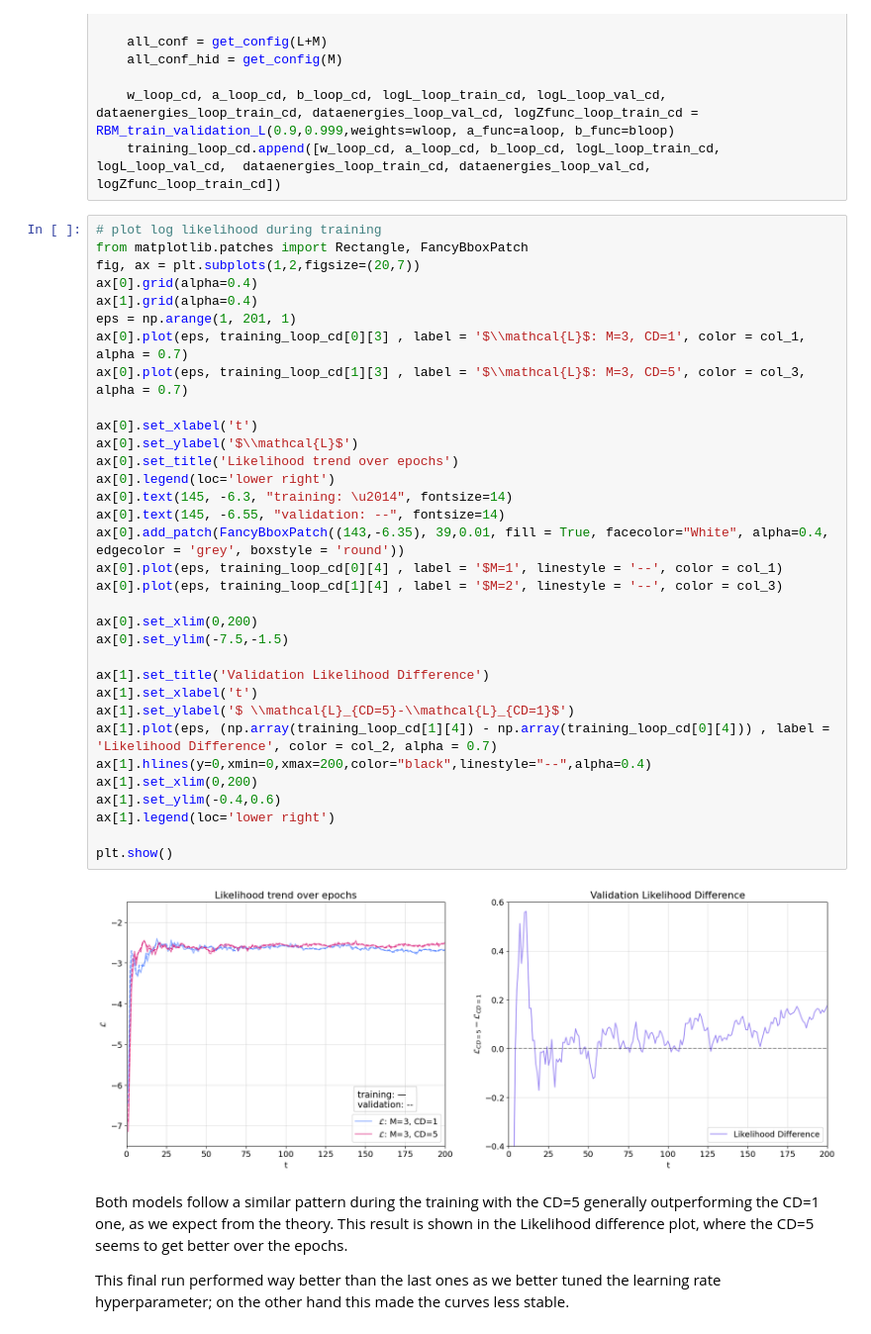
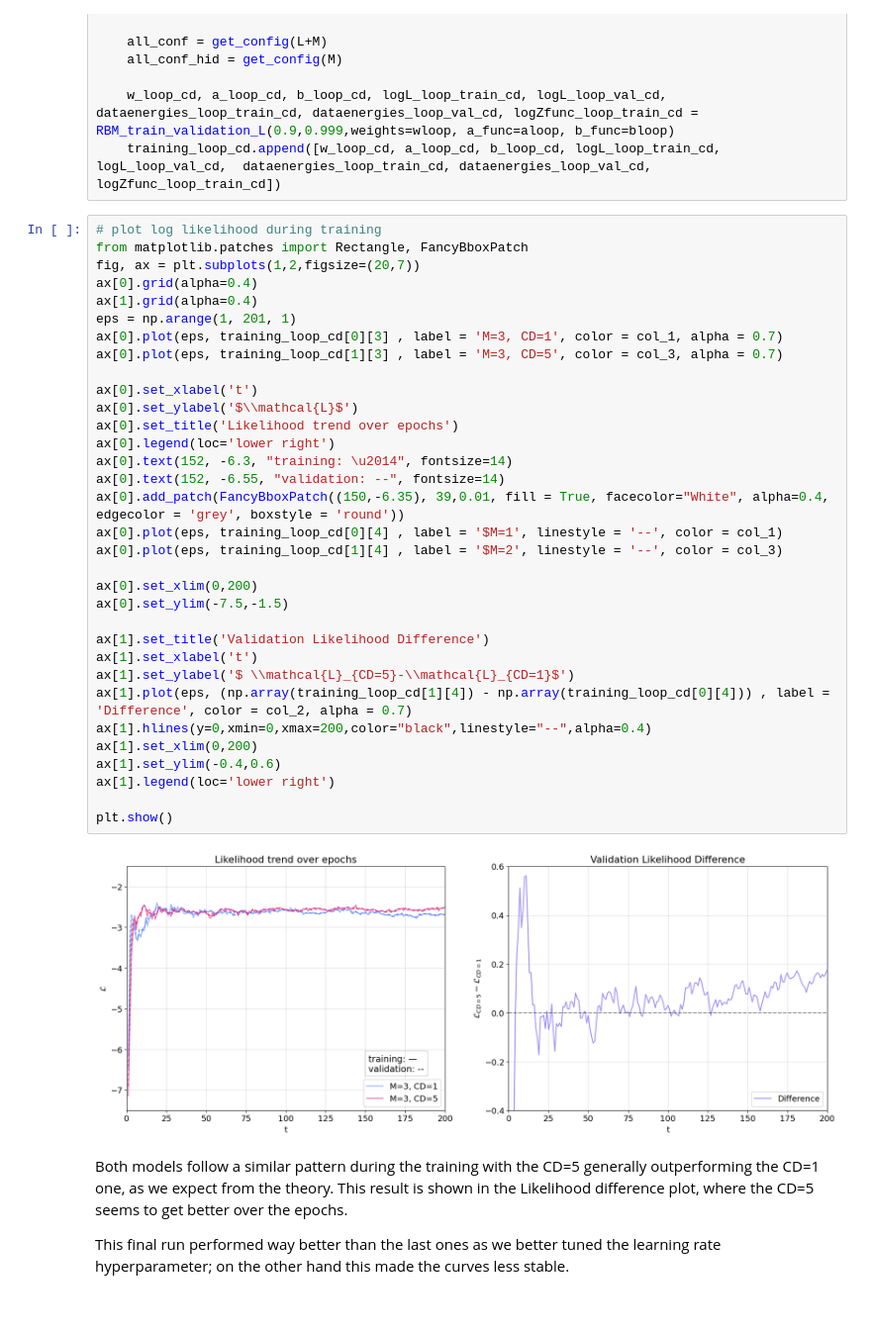
Before and after one commit to Lorycav/LCP_mod_B, a Jupyter notebook: Ex4/group2406_exercise04.ipynb, the cells around one changed output. Shown at 99% size. Drawn from its saved outputs; the diff is of its cells as text.

```diff
--- a/Ex4/group2406_exercise04.ipynb
+++ b/Ex4/group2406_exercise04.ipynb
@@ -848,38 +852,38 @@ for cd in CD_list:
 # %%
 # plot log likelihood during training
 from matplotlib.patches import Rectangle, FancyBboxPatch
 fig, ax = plt.subplots(1,2,figsize=(20,7))
 ax[0].grid(alpha=0.4)
 ax[1].grid(alpha=0.4)
 eps = np.arange(1, 201, 1)
-ax[0].plot(eps, training_loop_cd[0][3] , label = '$\\mathcal{L}$: M=3, CD=1', color = col_1, alpha = 0.7)
-ax[0].plot(eps, training_loop_cd[1][3] , label = '$\\mathcal{L}$: M=3, CD=5', color = col_3, alpha = 0.7)
+ax[0].plot(eps, training_loop_cd[0][3] , label = 'M=3, CD=1', color = col_1, alpha = 0.7)
+ax[0].plot(eps, training_loop_cd[1][3] , label = 'M=3, CD=5', color = col_3, alpha = 0.7)
 
 ax[0].set_xlabel('t')
 ax[0].set_ylabel('$\\mathcal{L}$')
 ax[0].set_title('Likelihood trend over epochs')
 ax[0].legend(loc='lower right')
-ax[0].text(145, -6.3, "training: \u2014", fontsize=14)
-ax[0].text(145, -6.55, "validation: --", fontsize=14)
-ax[0].add_patch(FancyBboxPatch((143,-6.35), 39,0.01, fill = True, facecolor="White", alpha=0.4, edgecolor = 'grey', boxstyle = 'round'))
+ax[0].text(152, -6.3, "training: \u2014", fontsize=14)
+ax[0].text(152, -6.55, "validation: --", fontsize=14)
+ax[0].add_patch(FancyBboxPatch((150,-6.35), 39,0.01, fill = True, facecolor="White", alpha=0.4, edgecolor = 'grey', boxstyle = 'round'))
 ax[0].plot(eps, training_loop_cd[0][4] , label = '$M=1', linestyle = '--', color = col_1)
 ax[0].plot(eps, training_loop_cd[1][4] , label = '$M=2', linestyle = '--', color = col_3)
 
 ax[0].set_xlim(0,200)
 ax[0].set_ylim(-7.5,-1.5)
 
 ax[1].set_title('Validation Likelihood Difference')
 ax[1].set_xlabel('t')
 ax[1].set_ylabel('$ \\mathcal{L}_{CD=5}-\\mathcal{L}_{CD=1}$')
-ax[1].plot(eps, (np.array(training_loop_cd[1][4]) - np.array(training_loop_cd[0][4])) , label = 'Likelihood Difference', color = col_2, alpha = 0.7)
+ax[1].plot(eps, (np.array(training_loop_cd[1][4]) - np.array(training_loop_cd[0][4])) , label = 'Difference', color = col_2, alpha = 0.7)
 ax[1].hlines(y=0,xmin=0,xmax=200,color="black",linestyle="--",alpha=0.4)
 ax[1].set_xlim(0,200)
 ax[1].set_ylim(-0.4,0.6)
 ax[1].legend(loc='lower right')
 
 plt.show()
 # %% [output]
-[figure, old version]
+[figure, new version]
 # %% [markdown]
 Both models follow a similar pattern during the training with the CD=5 generally outperforming the CD=1 one, as we expect from the theory. This result is shown in the Likelihood difference plot, where the CD=5 seems to get better over the epochs.
 
```
Also changed, not shown: parts of 5 cells of this notebook.
